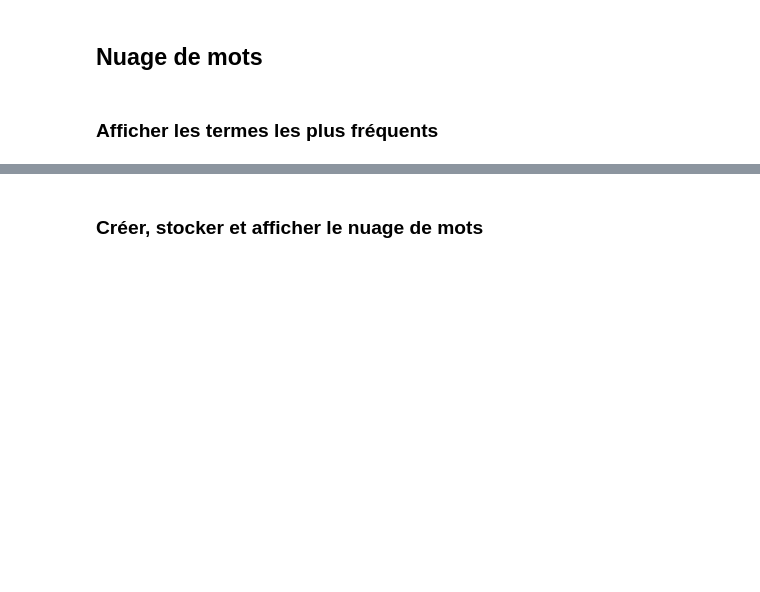
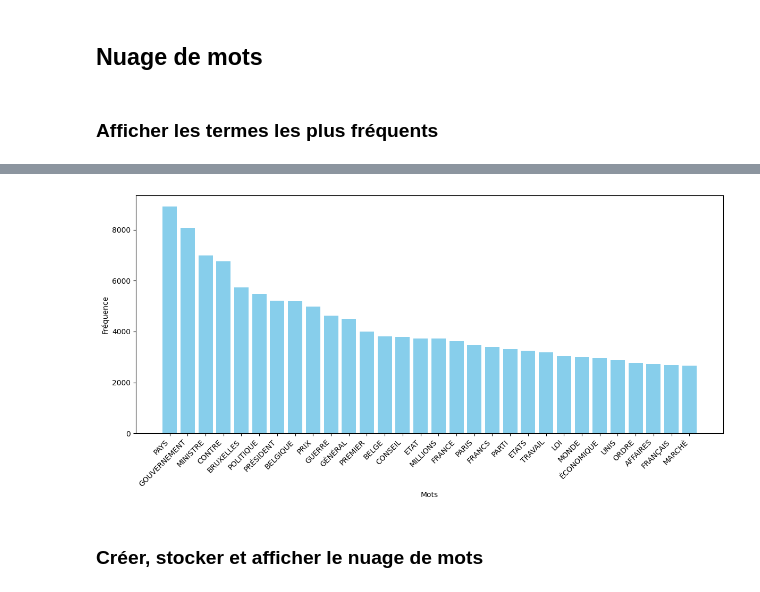
Before and after one commit to mjottrand/tac, a Jupyter notebook: tps/tp4/5.1wordcloud.ipynb, the cells around one changed output, grey strips where cells are left out. Saved outputs shown, nothing was run; the diff lists cells and outputs as text; code cells hidden in the pictures; blank space fills up the shorter version.

```diff
--- a/tps/tp4/5.1wordcloud.ipynb
+++ b/tps/tp4/5.1wordcloud.ipynb
@@ -175,3 +176,27 @@ for i, (mot, freq) in enumerate(top, start=1):
+# %%
+from collections import Counter
+import matplotlib.pyplot as plt
+
+# Compter la fréquence des mots
+frequencies = Counter(after.split())
+
+# Prendre les 30 mots les plus fréquents
+top = frequencies.most_common(30)
+
+# Séparer les mots et leurs fréquences pour le graphique
+mots, freqs = zip(*top)
+
+# Créer le graphique en barres
+plt.figure(figsize=(12, 6))
+plt.bar(mots, freqs, color='skyblue')
+plt.xticks(rotation=45, ha='right')  # Faire pivoter les mots pour plus de lisibilité
+plt.xlabel('Mots')
+plt.ylabel('Fréquence')
+
+plt.tight_layout()
+plt.show()
+# %% [output]
+[figure, added]
 # %% [markdown]
 ### Créer, stocker et afficher le nuage de mots
 # %%
```
Also changed, not shown: parts of 6 cells of this notebook, 7 other files.
